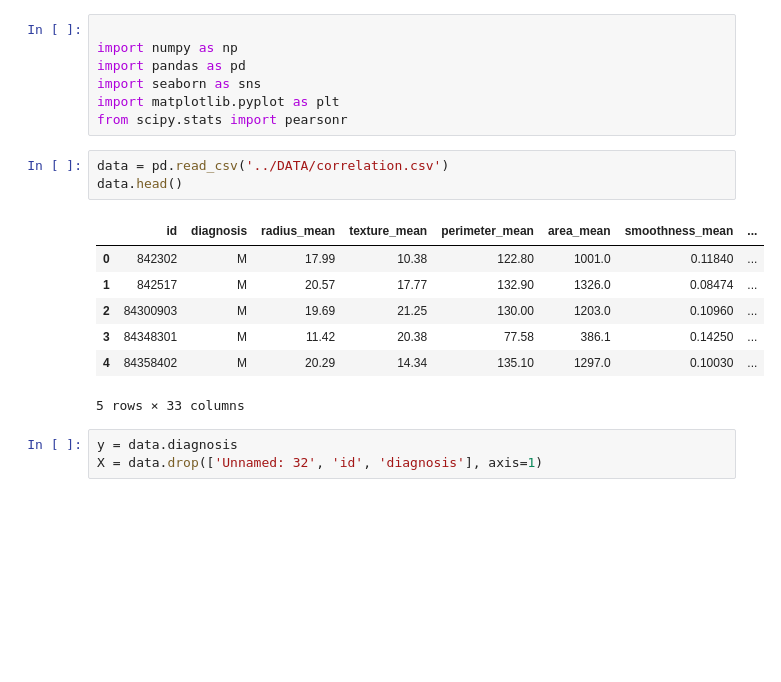
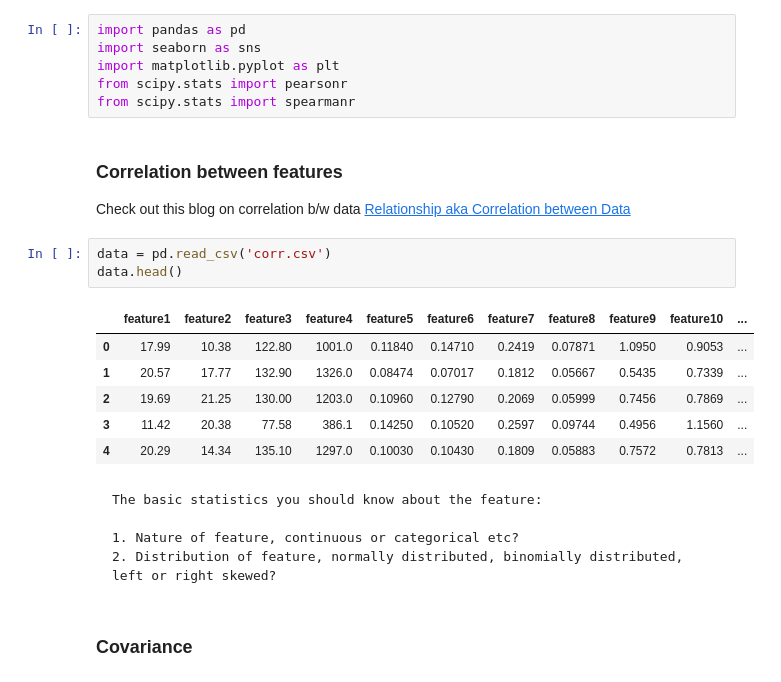
Before and after one commit to acharles7/data-science-notebooks, a Jupyter notebook: correlation.ipynb, the cells around one changed output. Drawn from its saved outputs; the diff is of its cells as text; blank space fills up the shorter version.

Commit message:
blog resources added

````diff
--- a/correlation.ipynb
+++ b/correlation.ipynb
@@ -1,21 +1,29 @@
 # %%
-
-import numpy as np
 import pandas as pd
 import seaborn as sns
 import matplotlib.pyplot as plt
 from scipy.stats import pearsonr
+from scipy.stats import spearmanr
+# %% [markdown]
+### Correlation between features
+Check out this blog on correlation b/w data
+[Relationship aka Correlation between Data](https://medium.com/@charlespatel/relationship-aka-correlation-between-features-e1fbc244694e)
 # %%
-data = pd.read_csv('../DATA/correlation.csv')
+data = pd.read_csv('corr.csv')
 data.head()
 # %% [output]
-|  | id | diagnosis | radius_mean | texture_mean | perimeter_mean | area_mean | smoothness_mean | ... |
-| 0 | 842302 | M | 17.99 | 10.38 | 122.80 | 1001.0 | 0.11840 | ... |
-| 1 | 842517 | M | 20.57 | 17.77 | 132.90 | 1326.0 | 0.08474 | ... |
-| 2 | 84300903 | M | 19.69 | 21.25 | 130.00 | 1203.0 | 0.10960 | ... |
-| 3 | 84348301 | M | 11.42 | 20.38 | 77.58 | 386.1 | 0.14250 | ... |
-| 4 | 84358402 | M | 20.29 | 14.34 | 135.10 | 1297.0 | 0.10030 | ... |
+|  | feature1 | feature2 | feature3 | feature4 | feature5 | feature6 | feature7 | feature8 | feature9 | feature10 | ... |
+| 0 | 17.99 | 10.38 | 122.80 | 1001.0 | 0.11840 | 0.14710 | 0.2419 | 0.07871 | 1.0950 | 0.9053 | ... |
+| 1 | 20.57 | 17.77 | 132.90 | 1326.0 | 0.08474 | 0.07017 | 0.1812 | 0.05667 | 0.5435 | 0.7339 | ... |
+| 2 | 19.69 | 21.25 | 130.00 | 1203.0 | 0.10960 | 0.12790 | 0.2069 | 0.05999 | 0.7456 | 0.7869 | ... |
+| 3 | 11.42 | 20.38 | 77.58 | 386.1 | 0.14250 | 0.10520 | 0.2597 | 0.09744 | 0.4956 | 1.1560 | ... |
+| 4 | 20.29 | 14.34 | 135.10 | 1297.0 | 0.10030 | 0.10430 | 0.1809 | 0.05883 | 0.7572 | 0.7813 | ... |
-5 rows × 33 columns
-# %%
-y = data.diagnosis
-X = data.drop(['Unnamed: 32', 'id', 'diagnosis'], axis=1)
+# %% [markdown]
+```
+The basic statistics you should know about the feature:
+
+1. Nature of feature, continuous or categorical etc?
+2. Distribution of feature, normally distributed, binomially distributed, left or right skewed?
+```
+# %% [markdown]
+### Covariance
````
Also changed, not shown: parts of 13 cells of this notebook, 1 other file.
